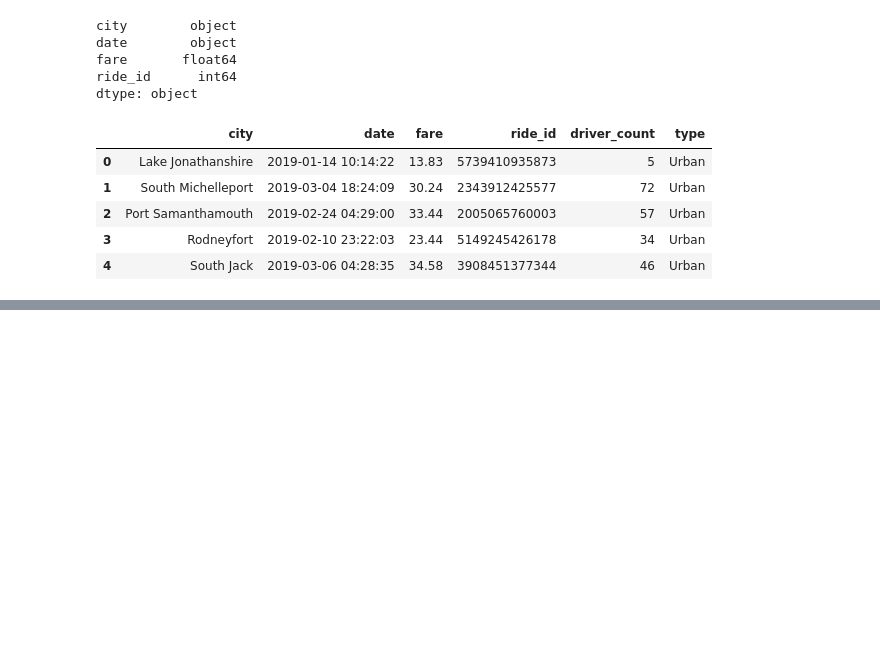
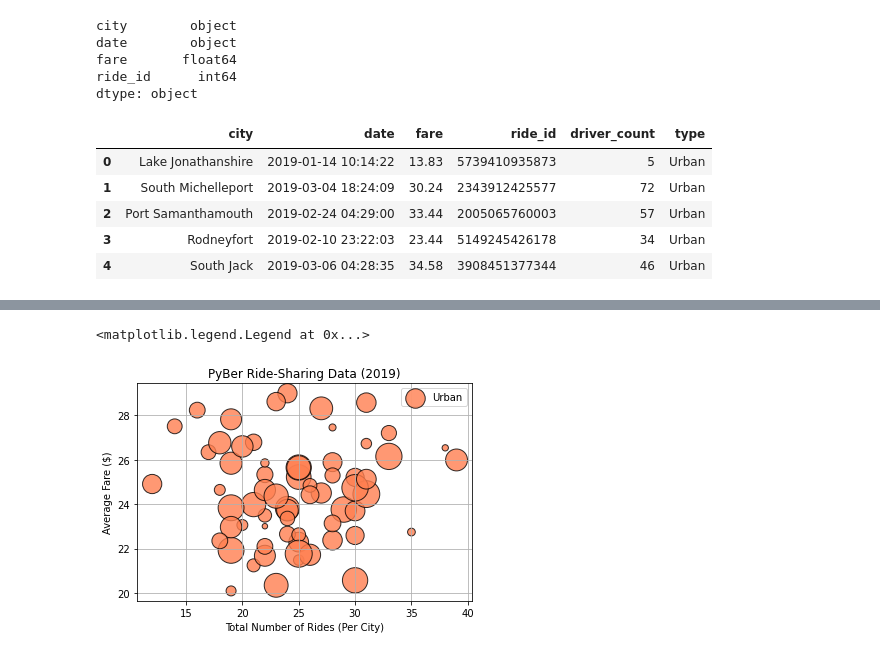
Before and after one commit to weiweiVV/PyBer_Analysis, a Jupyter notebook: PyBer.ipynb, the cells around one changed output, grey strips where cells are left out. Saved outputs shown, nothing was run; the diff lists cells and outputs as text; code cells hidden in the pictures; blank space fills up the shorter version.

```diff
--- a/PyBer.ipynb
+++ b/PyBer.ipynb
@@ -121,0 +230,14 @@ pyber_data_df.head()
+# %%
+# Build the scatter plots for urban cities.
+plt.scatter(urban_ride_count, urban_avg_fare, s=10*urban_driver_count, color="coral",
+      edgecolor="black", linewidths=1,
+      alpha=0.8, label="Urban")
+plt.title("PyBer Ride-Sharing Data (2019)")
+plt.ylabel("Average Fare ($)")
+plt.xlabel("Total Number of Rides (Per City)")
+plt.grid(True)
+# Add the legend.
+plt.legend()
+# %% [output]
+<matplotlib.legend.Legend at 0x...>
+[figure, added]
```
Also changed, not shown: parts of 15 cells of this notebook, 1 other file.
